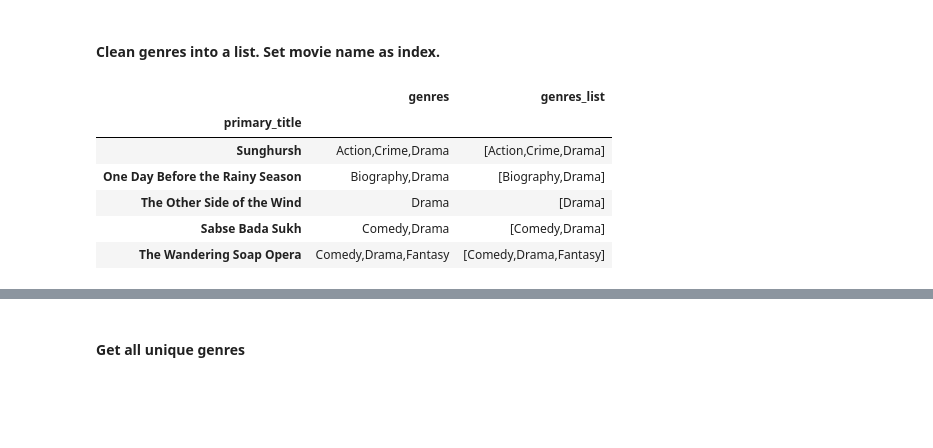
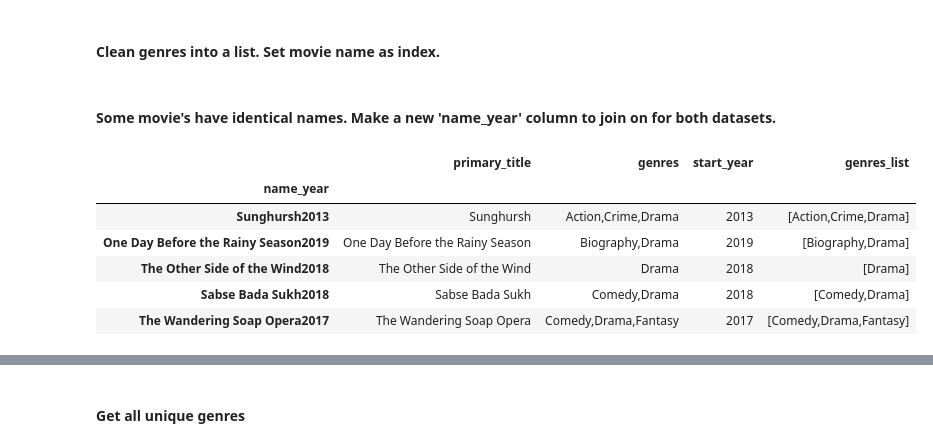
Before and after one commit to mitchallison2/Microsoft-Movie-Project, a Jupyter notebook: Genre vs charts.ipynb, the cells around one changed output, grey strips where cells are left out. Cells and saved outputs as stored; diff of their text form; code cells hidden in the pictures; blank space fills up the shorter version.

```diff
--- a/Genre vs charts.ipynb
+++ b/Genre vs charts.ipynb
@@ -99,3 +64,4 @@ movie title, movie id, qualifier, [actors]
-# %%
-# There are some duplicates that need to be dropped
-movie_genre.drop_duplicates(subset=['primary_title'], inplace=True)
+# %% [markdown]
+#### Some movie's have identical names. Make a new 'name_year' column to join on for both datasets.
+# %%
+movie_genre['name_year'] = movie_genre['primary_title'] + movie_genre['start_year'].apply(str)
@@ -102,12 +72,11 @@ movie_genre.drop_duplicates(subset=['primary_title'], inplace=True)
 # %%
-# Set movie name as index
-movie_genre.set_index('primary_title', inplace=True)
-movie_genre.head()
+# Set name_year as index
+movie_genre.set_index('name_year', inplace=True)
 # %% [output]
-|  | genres | genres_list |
-| primary_title |  |  |
-| Sunghursh | Action,Crime,Drama | [Action,Crime,Drama] |
-| One Day Before the Rainy Season | Biography,Drama | [Biography,Drama] |
-| The Other Side of the Wind | Drama | [Drama] |
-| Sabse Bada Sukh | Comedy,Drama | [Comedy,Drama] |
-| The Wandering Soap Opera | Comedy,Drama,Fantasy | [Comedy,Drama,Fantasy] |
+|  | primary_title | genres | start_year | genres_list |
+| name_year |  |  |  |  |
+| Sunghursh2013 | Sunghursh | Action,Crime,Drama | 2013 | [Action,Crime,Drama] |
+| One Day Before the Rainy Season2019 | One Day Before the Rainy Season | Biography,Drama | 2019 | [Biography,Drama] |
+| The Other Side of the Wind2018 | The Other Side of the Wind | Drama | 2018 | [Drama] |
+| Sabse Bada Sukh2018 | Sabse Bada Sukh | Comedy,Drama | 2018 | [Comedy,Drama] |
+| The Wandering Soap Opera2017 | The Wandering Soap Opera | Comedy,Drama,Fantasy | 2017 | [Comedy,Drama,Fantasy] |
```
Also changed, not shown: parts of 33 cells of this notebook.
